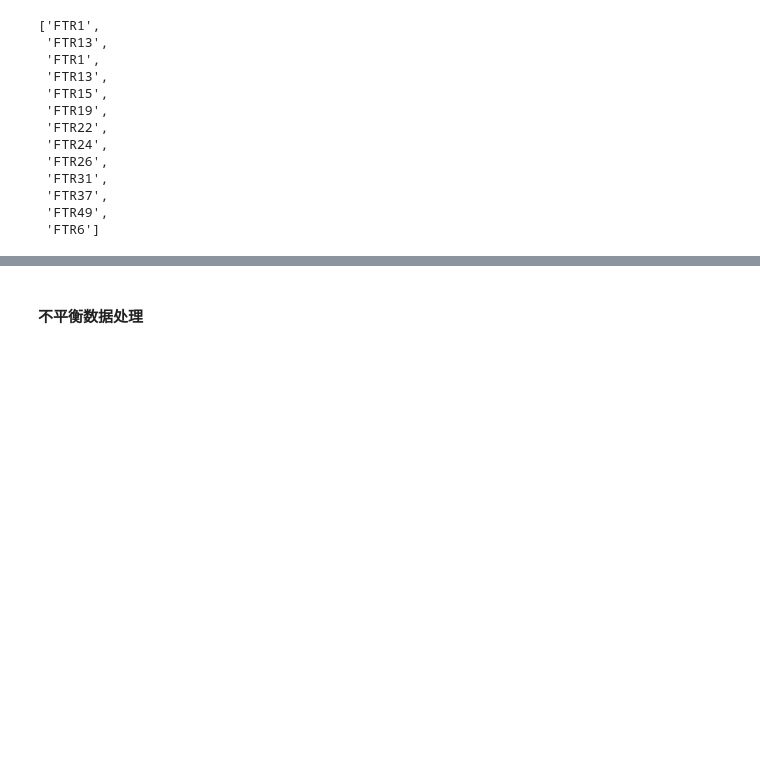
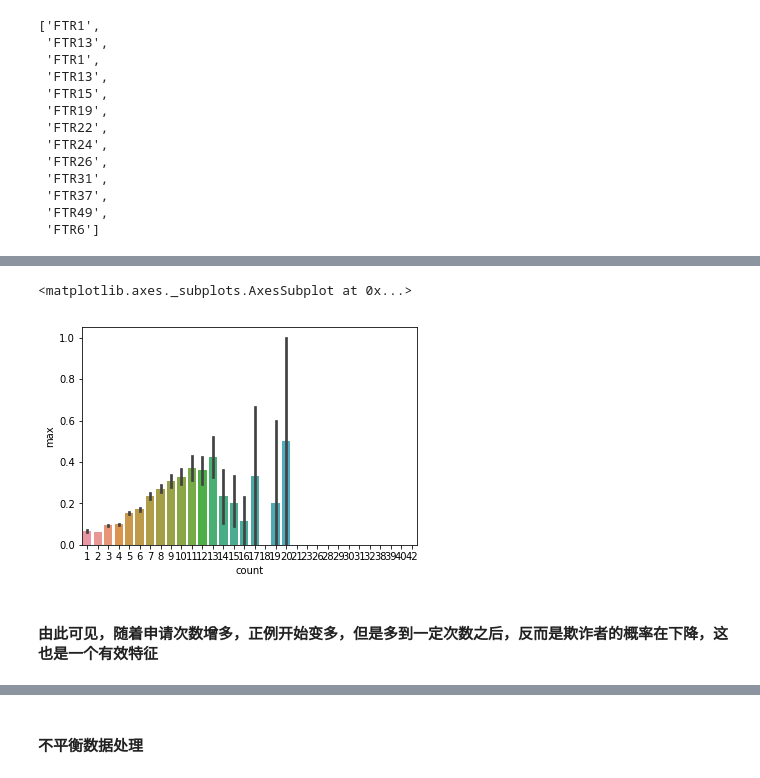
Before and after one commit to marrygit/shebao-fanqizha, a Jupyter notebook: shebao.ipynb, the cells around one changed output, grey strips where cells are left out. Drawn from its saved outputs; the diff is of its cells as text; code cells hidden in the pictures; blank space fills up the shorter version.

```diff
--- a/shebao.ipynb
+++ b/shebao.ipynb
@@ -457,0 +493,2 @@ delete_columns.extend(high_corr_del)
+# %%
+train = train.merge(FTR51_split_values, left_index=True, right_index=True)
@@ -457,0 +497,2 @@ delete_columns.extend(high_corr_del)
+# %%
+train.CREATETIME = pd.to_datetime(train.CREATETIME, format="%Y-%m-%d")
@@ -457,0 +555,7 @@ delete_columns.extend(high_corr_del)
+# %%
+sns.barplot('count','max', data=_apply_count_by_day, )
+# %% [output]
+<matplotlib.axes._subplots.AxesSubplot at 0x...>
+[figure, added]
+# %% [markdown]
+#### 由此可见，随着申请次数增多，正例开始变多，但是多到一定次数之后，反而是欺诈者的概率在下降，这也是一个有效特征
```
Also changed, not shown: parts of 43 cells of this notebook.
